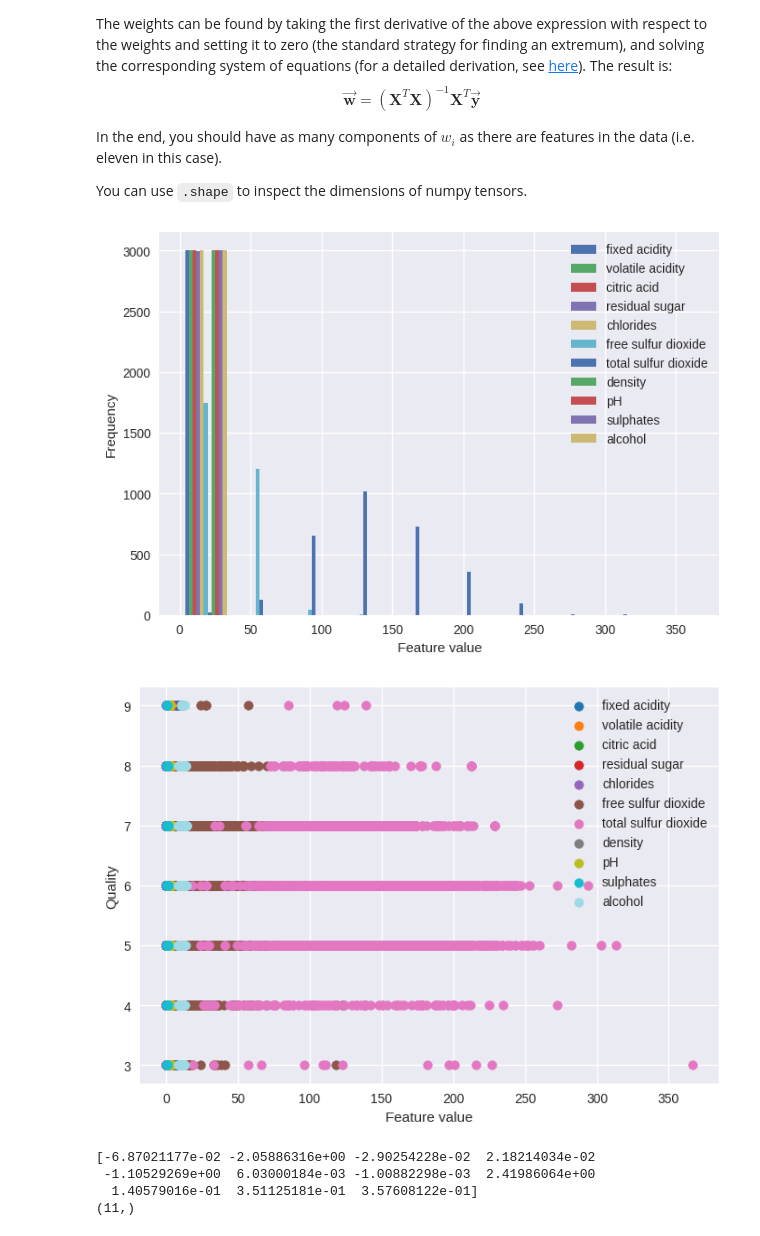
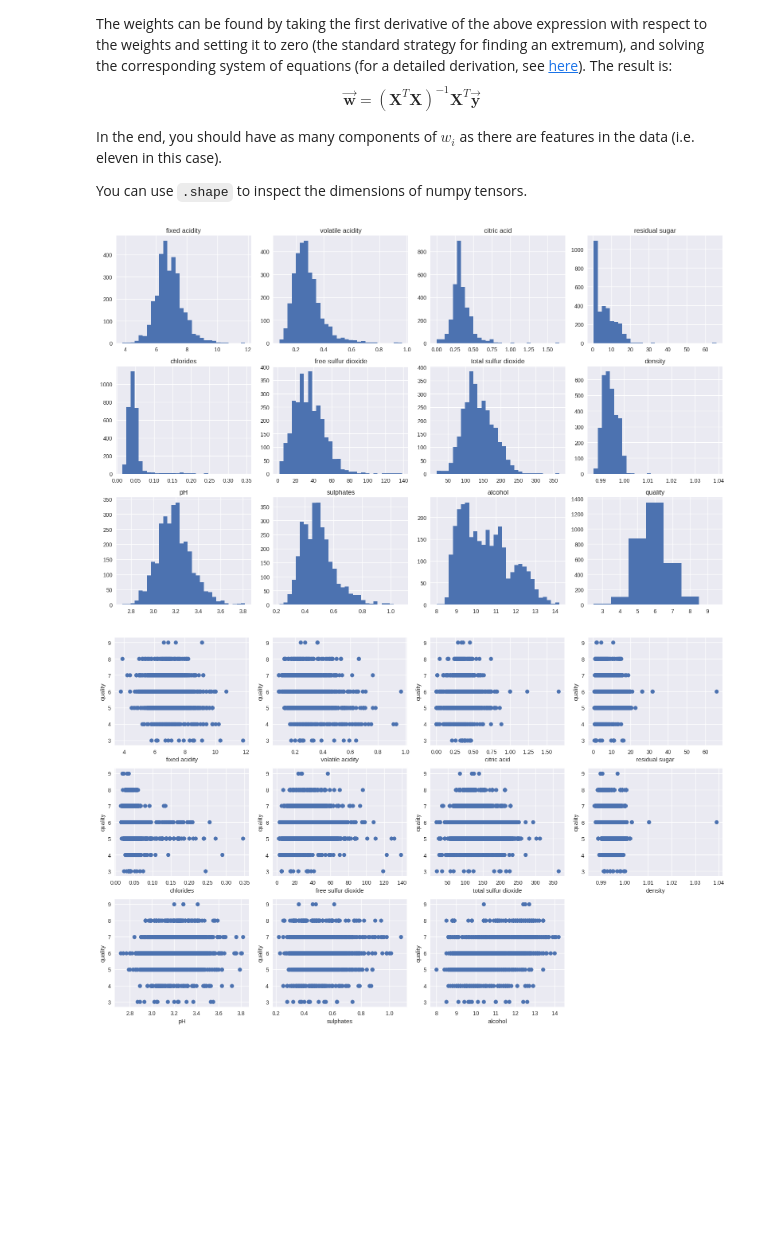
Before and after one commit to Niklas-Hy/Deeplearning, a Jupyter notebook: Copy_of_Exercise_4.ipynb, the cells around one changed output. Cells and saved outputs as stored; diff of their text form; code cells hidden in the pictures; blank space fills up the shorter version.

```diff
--- a/Copy_of_Exercise_4.ipynb
+++ b/Copy_of_Exercise_4.ipynb
@@ -123,56 +114,36 @@ You can use `.shape` to inspect the dimensions of numpy tensors.
 # %%
 feature_names = [
     "fixed acidity",
     "volatile acidity",
     "citric acid",
     "residual sugar",
     "chlorides",
     "free sulfur dioxide",
     "total sulfur dioxide",
     "density",
     "pH",
     "sulphates",
     "alcohol"
 ]
 
 fig, axes = plt.subplots(3, 4, figsize=(16, 10))
 for i, ax in enumerate(axes.flat[:11]):
     ax.hist(X_train[:, i], bins=30)
     ax.set_title(feature_names[i])
 axes.flat[11].hist(y_train, bins=np.arange(2.5, 10.5, 1))   # bonus: the target itself
 axes.flat[11].set_title("quality")
 plt.tight_layout()
 plt.show()
-
-colors = plt.cm.tab20(np.linspace(0, 1, 11))
-for i in range(11):
-    plt.scatter(X_train[:, i], y_train, label=feature_names[i], color=colors[i])
-
-plt.legend()
-
-plt.xlabel("Feature value")
-plt.ylabel("Quality")
-plt.legend()
-plt.show()
-
-np.corrcoef(X_train[:,0],y_train)
-
-
-
-XtX = np.matmul(X_train.T, X_train)
-
-XtX_inv = np.linalg.inv(XtX)
-
-Xty = np.matmul(X_train.T, y_train)
-
-w = np.matmul(XtX_inv, Xty)
-
-print(w)
-print(w.shape)
 # %% [output]
-[figure, old version]
+[figure, new version]
-[figure, removed]
-[-6.87021177e-02 -2.05886316e+00 -2.90254228e-02  2.18214034e-02
- -1.10529269e+00  6.03000184e-03 -1.00882298e-03  2.41986064e+00
-  1.40579016e-01  3.51125181e-01  3.57608122e-01]
-(11,)
+# %%
+fig, axes = plt.subplots(3, 4, figsize=(16, 10))
+for i, ax in enumerate(axes.flat[:11]):
+    ax.scatter(X_train[:, i], y_train)
+    ax.set_xlabel(feature_names[i])
+    ax.set_ylabel("quality")
+axes.flat[11].axis("off")
+plt.tight_layout()
+plt.show()
+# %% [output]
+[figure, added]
```
Also changed, not shown: parts of 4 cells of this notebook.
